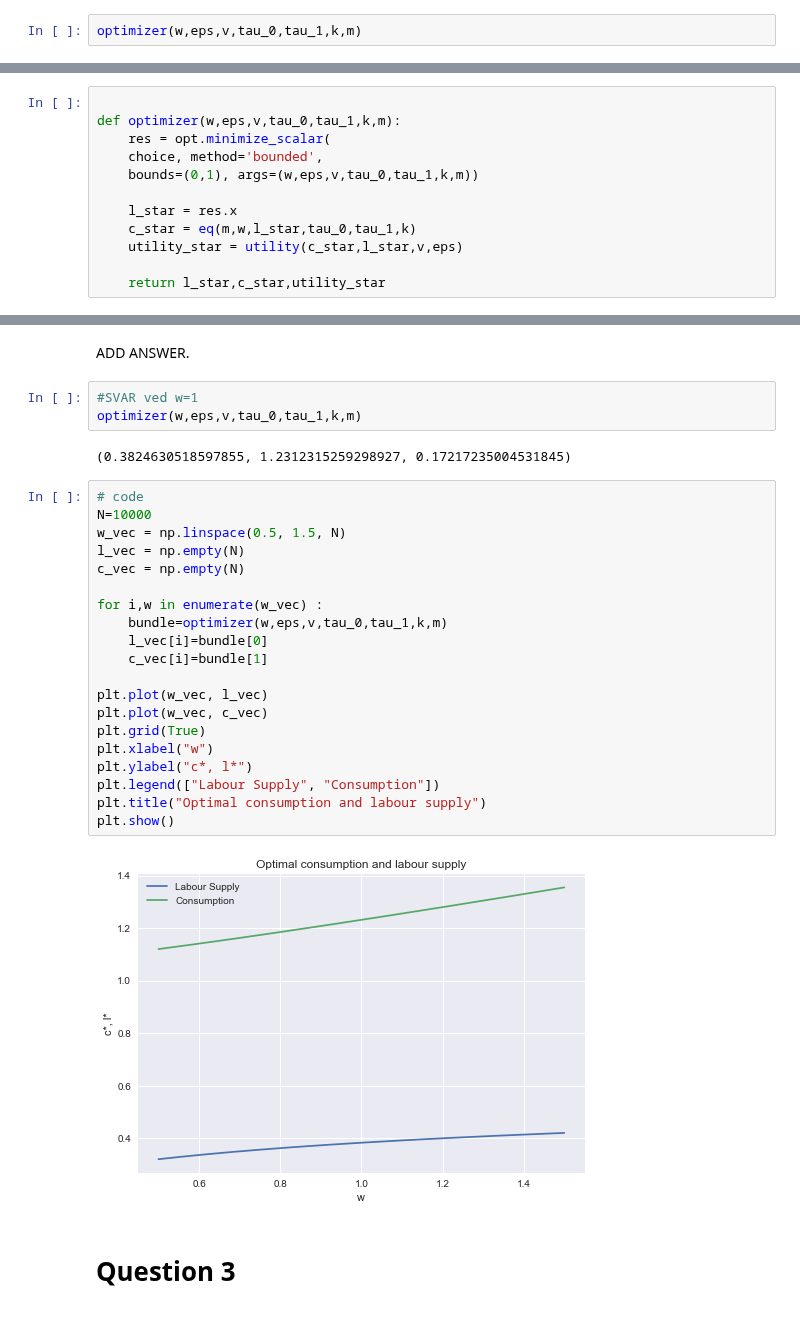
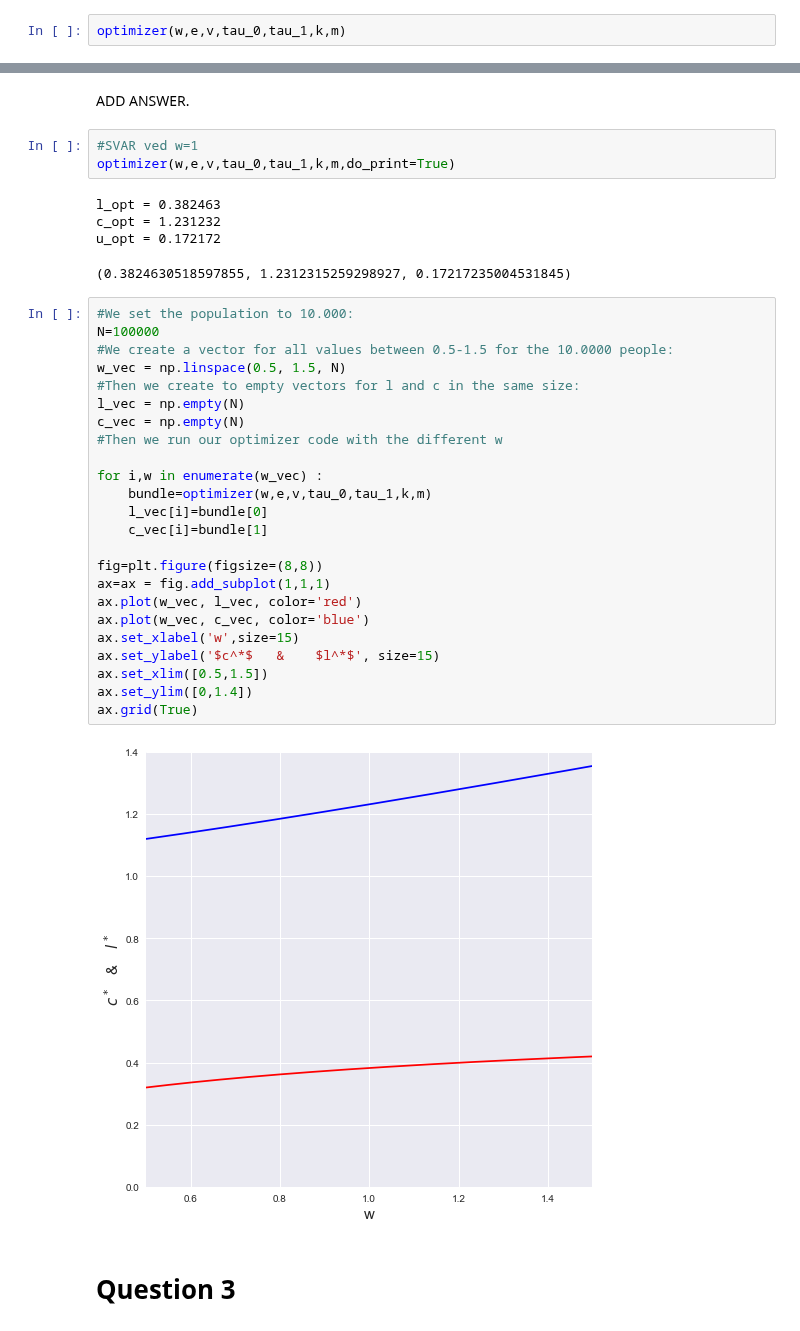
Before and after one commit to NumEconCopenhagen/projects-2020-tobiasharald, a Jupyter notebook: inauguralproject/inauguralproject.ipynb, the cells around one changed output, grey strips where cells are left out. Cells and saved outputs as stored; diff of their text form.

```diff
--- a/inauguralproject/inauguralproject.ipynb
+++ b/inauguralproject/inauguralproject.ipynb
@@ -75,3 +77,3 @@ def optimizer(w,eps,v,tau_0,tau_1,k,m):
 # %%
-optimizer(w,eps,v,tau_0,tau_1,k,m)
+optimizer(w,e,v,tau_0,tau_1,k,m)
 # %% [output]
@@ -79,12 +80,0 @@ optimizer(w,eps,v,tau_0,tau_1,k,m)
-# %%
-
-def optimizer(w,eps,v,tau_0,tau_1,k,m):
-    res = opt.minimize_scalar(
-    choice, method='bounded',
-    bounds=(0,1), args=(w,eps,v,tau_0,tau_1,k,m))
-
-    l_star = res.x
-    c_star = eq(m,w,l_star,tau_0,tau_1,k)
-    utility_star = utility(c_star,l_star,v,eps)
-
-    return l_star,c_star,utility_star
@@ -94,31 +95,38 @@ def optimizer(w,eps,v,tau_0,tau_1,k,m):
 ADD ANSWER.
 # %%
 #SVAR ved w=1
-optimizer(w,eps,v,tau_0,tau_1,k,m)
+optimizer(w,e,v,tau_0,tau_1,k,m,do_print=True)
 # %% [output]
-(0.3824630518597855, 1.2312315259298927, 0.17217235004531845)
+l_opt = 0.382463
+c_opt = 1.231232
+u_opt = 0.172172
+(0.3824630518597855, 1.2312315259298927, 0.17217235004531845)
 # %%
-# code
-N=10000
+#We set the population to 10.000:
+N=100000
+#We create a vector for all values between 0.5-1.5 for the 10.0000 people:
 w_vec = np.linspace(0.5, 1.5, N)
+#Then we create to empty vectors for l and c in the same size:
 l_vec = np.empty(N)
 c_vec = np.empty(N)
+#Then we run our optimizer code with the different w
 
 for i,w in enumerate(w_vec) :
-    bundle=optimizer(w,eps,v,tau_0,tau_1,k,m)
+    bundle=optimizer(w,e,v,tau_0,tau_1,k,m)
     l_vec[i]=bundle[0]
     c_vec[i]=bundle[1]
 
-plt.plot(w_vec, l_vec)
-plt.plot(w_vec, c_vec)
-plt.grid(True)
-plt.xlabel("w")
-plt.ylabel("c*, l*")
-plt.legend(["Labour Supply", "Consumption"])
-plt.title("Optimal consumption and labour supply")
-plt.show()
+fig=plt.figure(figsize=(8,8))
+ax=ax = fig.add_subplot(1,1,1)
+ax.plot(w_vec, l_vec, color='red')
+ax.plot(w_vec, c_vec, color='blue')
+ax.set_xlabel('w',size=15)
+ax.set_ylabel('$c^*$   &    $l^*$', size=15)
+ax.set_xlim([0.5,1.5])
+ax.set_ylim([0,1.4])
+ax.grid(True)
 # %% [output]
-[figure, old version]
+[figure, new version]
 # %% [markdown]
 # Question 3
 # %% [markdown]
```
Also changed, not shown: parts of 13 cells of this notebook, 1 other file.
